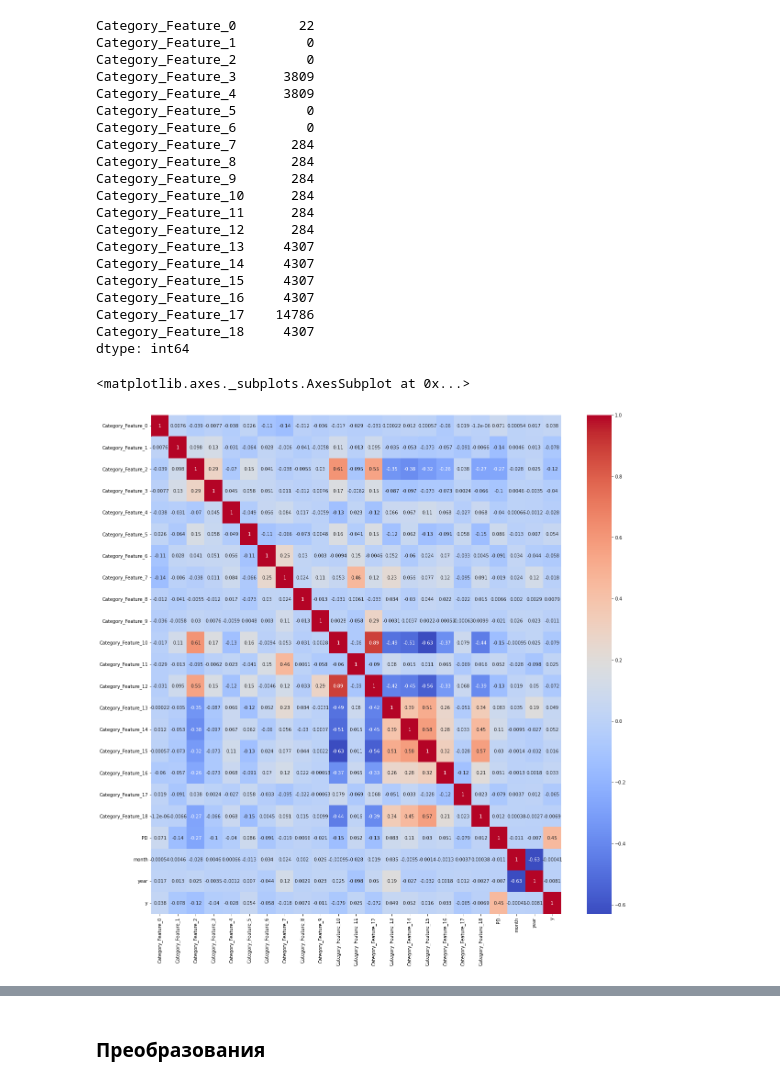
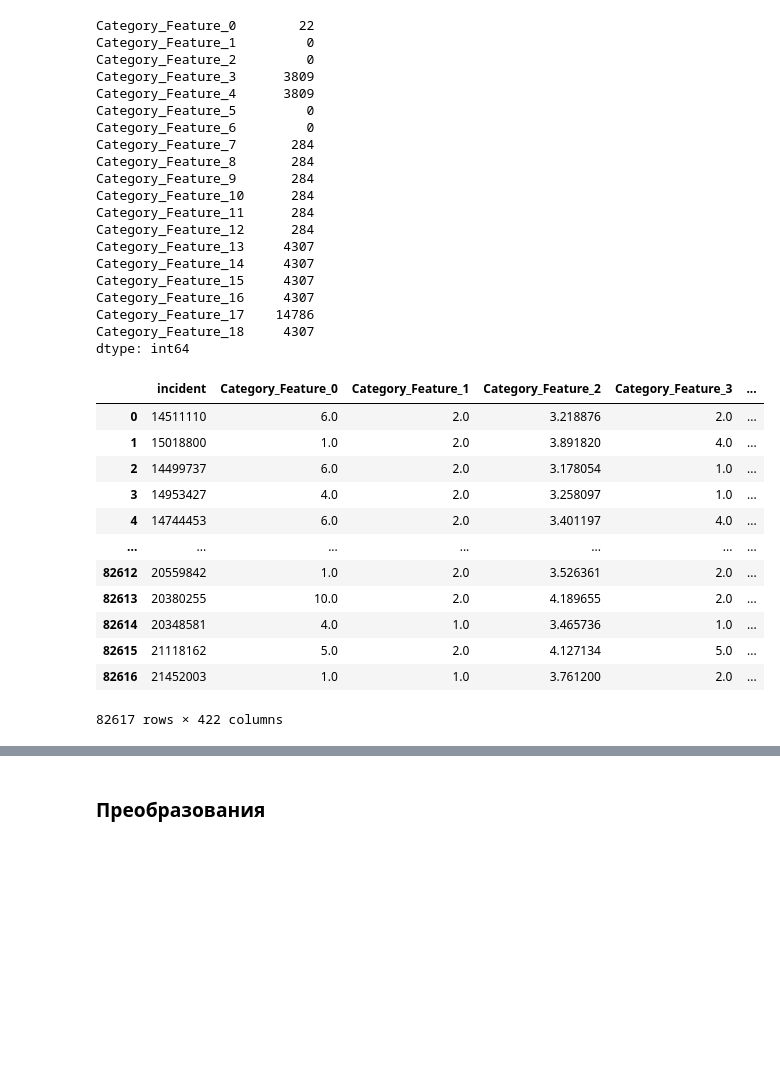
Before and after one commit to VetrovSV/ml-files, a Jupyter notebook: [open_data_battle]final_task_main.ipynb, the cells around one changed output, grey strips where cells are left out. Drawn from its saved outputs; the diff is of its cells as text; code cells hidden in the pictures; blank space fills up the shorter version.

```diff
--- a/[open_data_battle]final_task_main.ipynb
+++ b/[open_data_battle]final_task_main.ipynb
@@ -205,14 +345,3 @@ Category_Feature_16     4307
 Category_Feature_17    14786
 Category_Feature_18     4307
 dtype: int64
-# %%
-# todo: заменить матр. корр. на результаты проверки стат гипотез о влиянии категориальных признаков на y
-# запустить эту ячейку после предобработки (см. ниже)
-# потом, в предобработку, добавим заполнение пропусков в этих признаках основываясь на корреляции (IterativeImputer)
-cats = [f'Category_Feature_{i}' for i in range(19)] + ['PD', 'month', 'year', 'y']
-
-plt.figure( figsize=(20,20) )
-seaborn.heatmap( data1[cats].corr(), annot=True, cmap='coolwarm' )
-# %% [output]
-<matplotlib.axes._subplots.AxesSubplot at 0x...>
-[figure, removed]
@@ -221,12 +348,16 @@ seaborn.heatmap( data1[cats].corr(), annot=True, cmap='coolwarm' )
-# %%
-# 2-5 минут
-# проверка на выбросы
-# добавим число выбросов как фичу; они тоже могли влять на ошибку базовой модели, которую мы предсказываем
-
-# todo: посмотреть кластеризацю. арганизаторы говорили, что выкинули какой-то кластер
-# todo: добавить кластер как новый признак??
-
-# Запусти ячуйку ниже перед этой
-data1['Outliers'] = outliers_per_object(data)
-print(f"mean outliers in row  {data1['Outliers'].mean():.2f}")
-print(f"rows with no outliers {(data1['Outliers']==0).sum()}")
+# %%
+data1
+# %% [output]
+|  | incident | Category_Feature_0 | Category_Feature_1 | Category_Feature_2 | Category_Feature_3 | ... |
+| 0 | 14511110 | 6.0 | 2.0 | 3.218876 | 2.0 | ... |
+| 1 | 15018800 | 1.0 | 2.0 | 3.891820 | 4.0 | ... |
+| 2 | 14499737 | 6.0 | 2.0 | 3.178054 | 1.0 | ... |
+| 3 | 14953427 | 4.0 | 2.0 | 3.258097 | 1.0 | ... |
+| 4 | 14744453 | 6.0 | 2.0 | 3.401197 | 4.0 | ... |
+| ... | ... | ... | ... | ... | ... | ... |
+| 82612 | 20559842 | 1.0 | 2.0 | 3.526361 | 2.0 | ... |
+| 82613 | 20380255 | 10.0 | 2.0 | 4.189655 | 2.0 | ... |
+| 82614 | 20348581 | 4.0 | 1.0 | 3.465736 | 1.0 | ... |
+| 82615 | 21118162 | 5.0 | 2.0 | 4.127134 | 5.0 | ... |
+| 82616 | 21452003 | 1.0 | 1.0 | 3.761200 | 2.0 | ... |
+82617 rows × 422 columns
```
Also changed, not shown: parts of 25 cells of this notebook.
